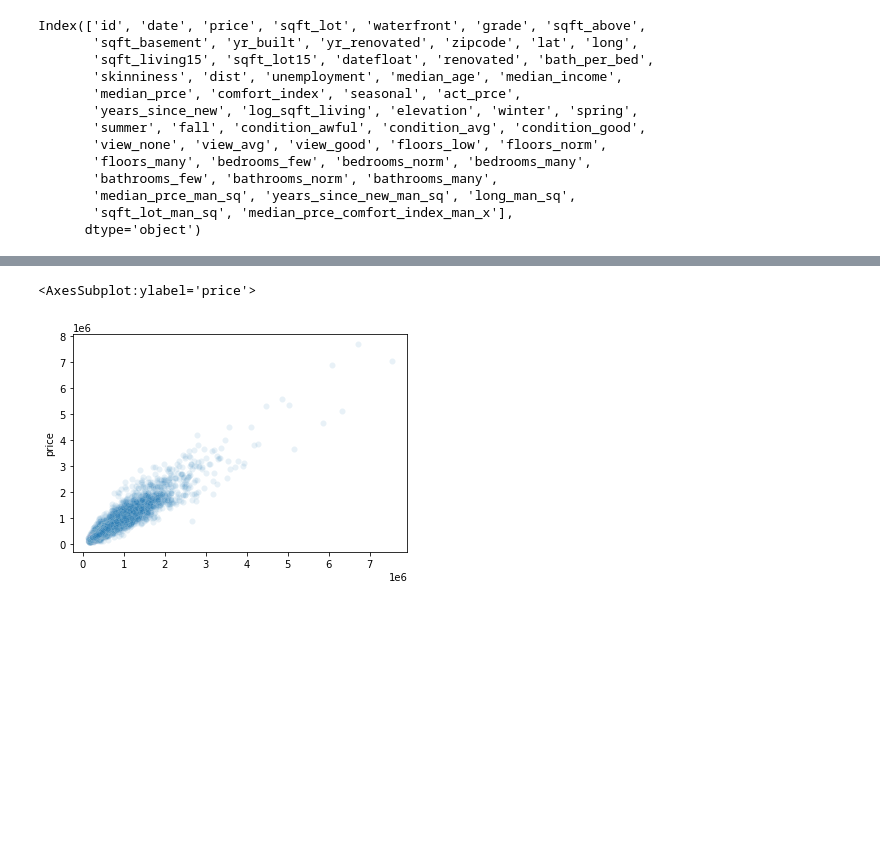
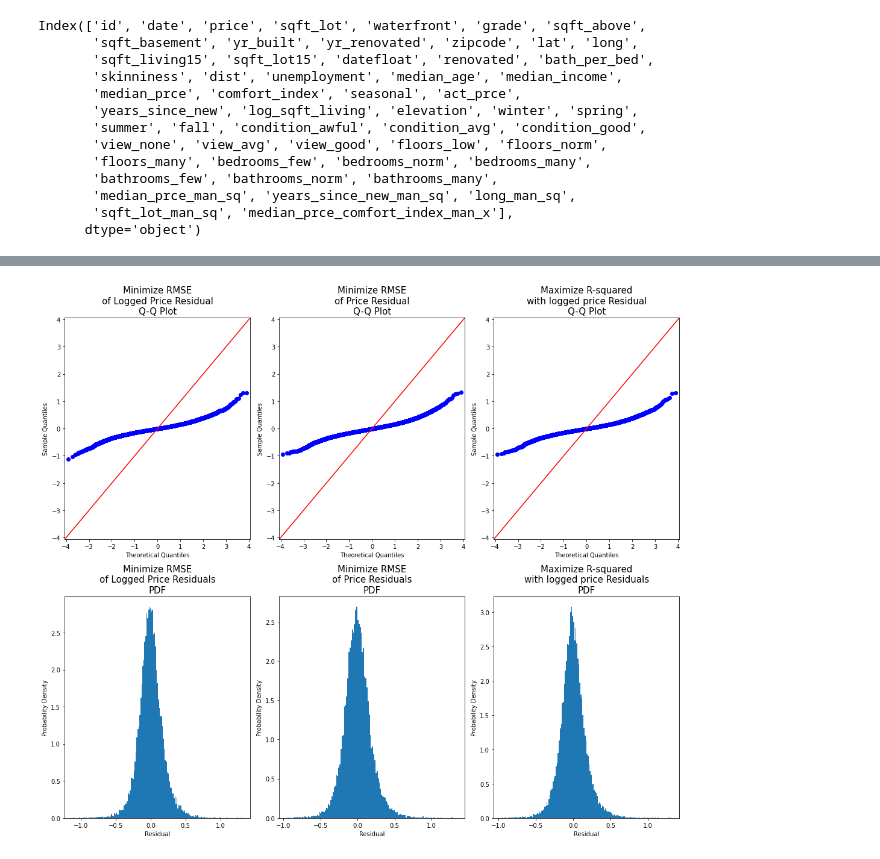
Before and after one commit to andre3000y/bsc-phase-two-project, a Jupyter notebook: notebooks/exploratory/Andre/Feature_selection_all.ipynb, the cells around one changed output, grey strips where cells are left out. Cells and saved outputs as stored; diff of their text form; code cells hidden in the pictures; blank space fills up the shorter version.

```diff
--- a/notebooks/exploratory/Andre/Feature_selection_all.ipynb
+++ b/notebooks/exploratory/Andre/Feature_selection_all.ipynb
@@ -453,5 +454,19 @@ sns.scatterplot(x=yhat, y=y, alpha = 0.1)
-# %%
-sns.scatterplot(x=np.exp(yhat), y=np.exp(y), alpha = 0.1)
-# %% [output]
-<AxesSubplot:ylabel='price'>
-[figure, removed]
+# %%
+from statsmodels.graphics.gofplots import qqplot as qqplot
+import scipy.stats as stats
+
+fig, axes = plt.subplots(figsize = (15, 13), ncols = 3, nrows = 2)
+
+for model, ax, name in zip(three_models, axes[0], names):
+    qqplot(model-y, dist = stats.norm, line = '45', ax = ax)
+    ax.set_title(name+' Residual\nQ-Q Plot', fontsize = 15)
+
+for model, ax, name in zip(three_models, axes[1], names):
+    ax.hist(model-y, bins = 'auto', density = True)
+    ax.set_title(name+' Residuals\nPDF', fontsize = 15)
+    ax.set_ylabel('Probability Density')
+    ax.set_xlabel('Residual')
+
+fig.tight_layout()
+# %% [output]
+[figure, added]
```
Also changed, not shown: parts of 9 cells of this notebook, 3 other files.
